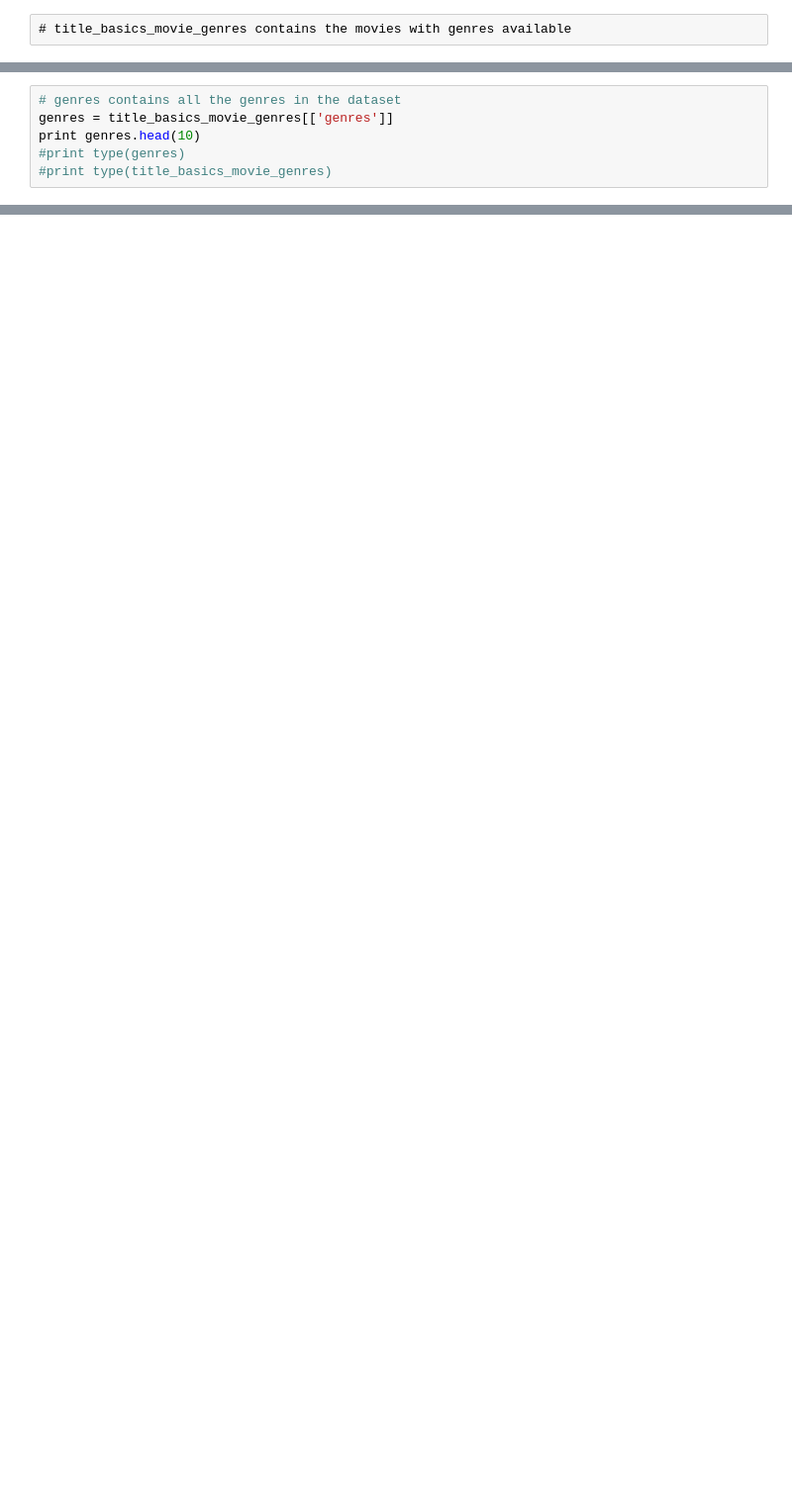
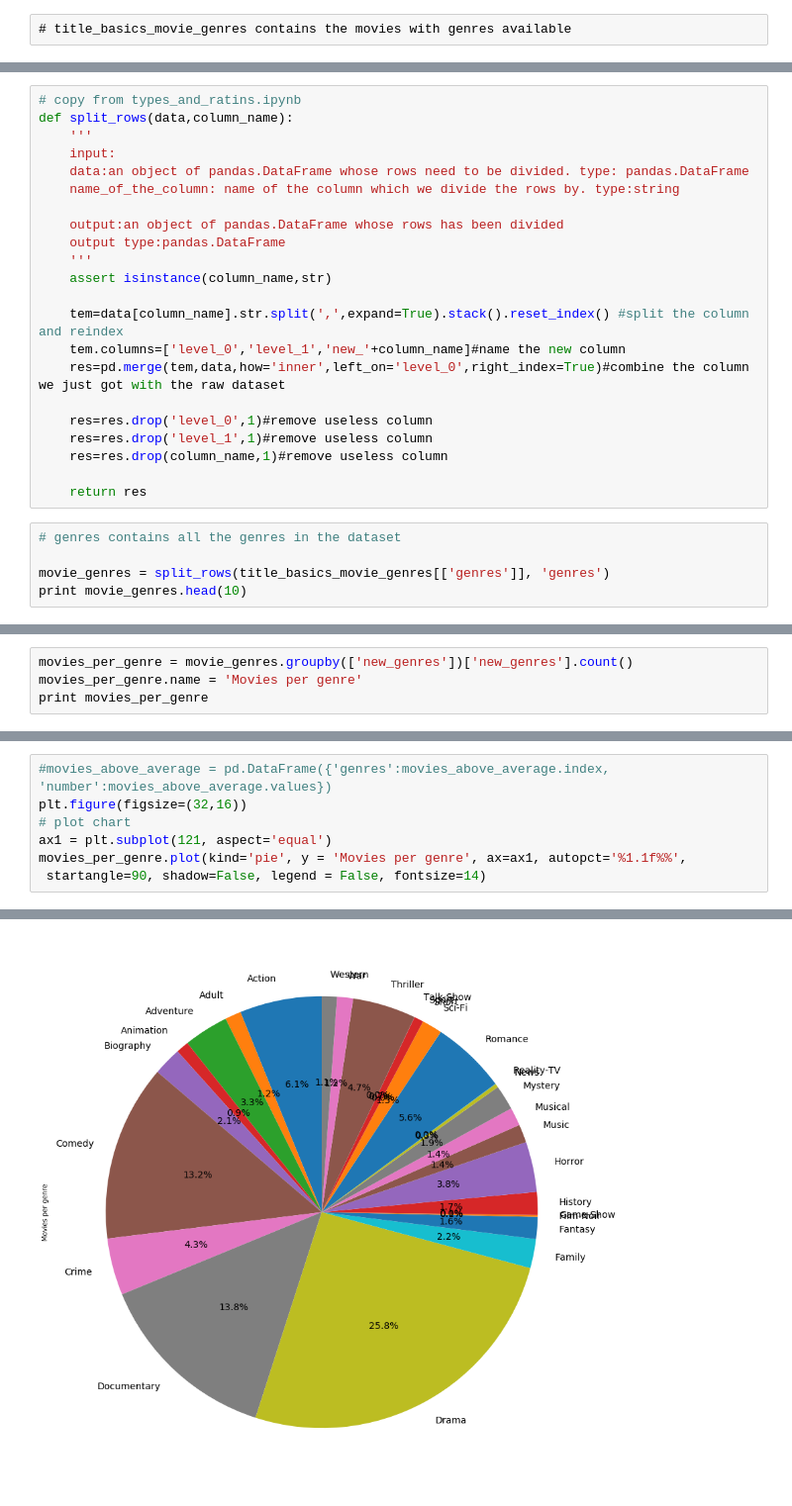
Before and after one commit to xinhezhang/IMDb, a Jupyter notebook: Distribution_Genres.ipynb, the cells around one changed output, grey strips where cells are left out. Shown: that part at 99% size. Cells and saved outputs as stored; diff of their text form; blank space fills up the shorter version.

Commit message:
Genre distribution in form of pie chart and bar chart

```diff
--- a/Distribution_Genres.ipynb
+++ b/Distribution_Genres.ipynb
@@ -44,8 +27,29 @@ print "Number of movies with genre values:", title_basics_movie_genres.shape[0]
 Number of movies with genre values: 402777
+# %%
+# copy from types_and_ratins.ipynb
+def split_rows(data,column_name):
+    '''
+    input:
+    data:an object of pandas.DataFrame whose rows need to be divided. type: pandas.DataFrame
+    name_of_the_column: name of the column which we divide the rows by. type:string
+
+    output:an object of pandas.DataFrame whose rows has been divided
+    output type:pandas.DataFrame
+    '''
+    assert isinstance(column_name,str)
+
+    tem=data[column_name].str.split(',',expand=True).stack().reset_index() #split the column and reindex
+    tem.columns=['level_0','level_1','new_'+column_name]#name the new column
+    res=pd.merge(tem,data,how='inner',left_on='level_0',right_index=True)#combine the column we just got with the raw dataset
+
+    res=res.drop('level_0',1)#remove useless column
+    res=res.drop('level_1',1)#remove useless column
+    res=res.drop(column_name,1)#remove useless column
+
+    return res
 # %%
 # genres contains all the genres in the dataset
-genres = title_basics_movie_genres[['genres']]
-print genres.head(10)
-#print type(genres)
-#print type(title_basics_movie_genres)
+
+movie_genres = split_rows(title_basics_movie_genres[['genres']], 'genres')
+print movie_genres.head(10)
 # %% [output]
@@ -84,0 +67,4 @@ Numbers of genres 1386
+# %%
+movies_per_genre = movie_genres.groupby(['new_genres'])['new_genres'].count()
+movies_per_genre.name = 'Movies per genre'
+print movies_per_genre
@@ -84,0 +89,8 @@ Numbers of genres 1386
+# %%
+#movies_above_average = pd.DataFrame({'genres':movies_above_average.index, 'number':movies_above_average.values})
+plt.figure(figsize=(32,16))
+# plot chart
+ax1 = plt.subplot(121, aspect='equal')
+movies_per_genre.plot(kind='pie', y = 'Movies per genre', ax=ax1, autopct='%1.1f%%',
+ startangle=90, shadow=False, legend = False, fontsize=14)
+# %% [output]
@@ -84,0 +98 @@ Numbers of genres 1386
+[figure, added]
```
Also changed, not shown: parts of 8 cells of this notebook.
